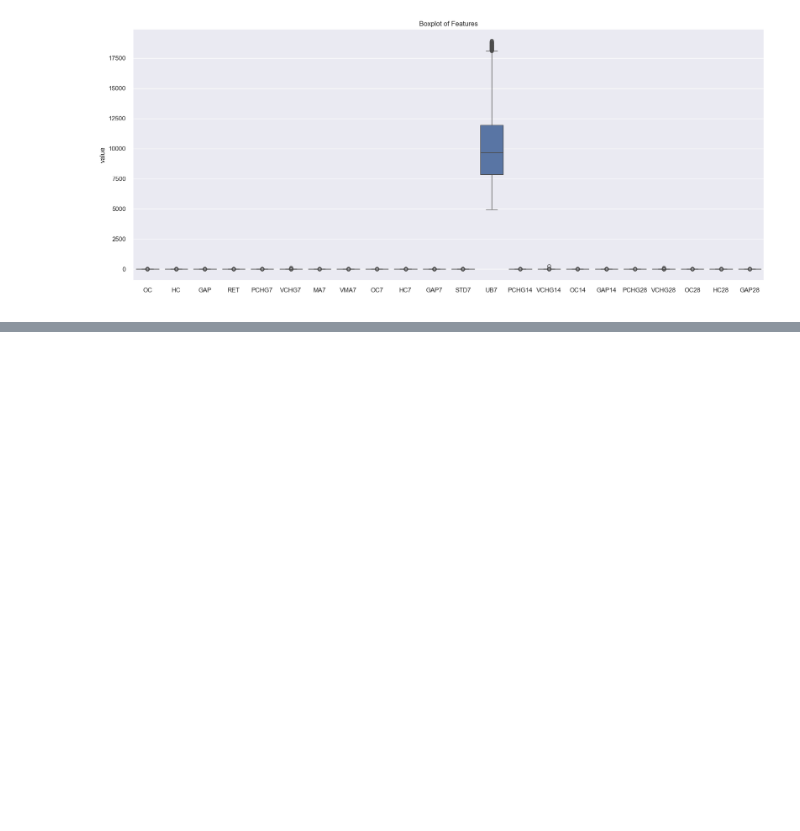
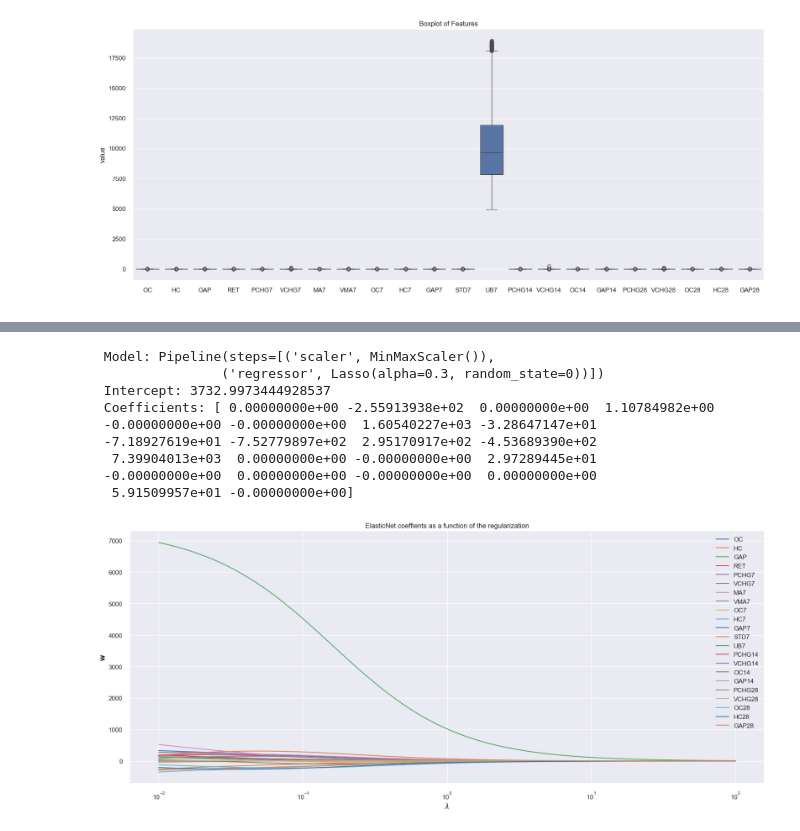
Before and after one commit to JoaoJungblut/QuantFinanceTraining, a Jupyter notebook: PythonLabs/pythonlab12.ipynb, the cells around one changed output, grey strips where cells are left out. Drawn from its saved outputs; the diff is of its cells as text; code cells hidden in the pictures; blank space fills up the shorter version.

```diff
--- a/PythonLabs/pythonlab12.ipynb
+++ b/PythonLabs/pythonlab12.ipynb
@@ -231,0 +321,22 @@ class Regression:
+# %%
+# Instantiate
+elasticnet = Regression(X, y)
+
+# Fit lasso
+en_model, en_intercept, en_coef, en_y_pred = elasticnet.fit_predict(Lasso(alpha=0.3, random_state=0),
+                                                                           MinMaxScaler())
+print(f'\n Model: {en_model} \n Intercept: {en_intercept} \n Coefficients: {en_coef}')
+
+# Plot coefficients
+elasticnet.plot_coeff('ElasticNet')
+# %% [output]
+ Model: Pipeline(steps=[('scaler', MinMaxScaler()),
+                ('regressor', Lasso(alpha=0.3, random_state=0))])
+ Intercept: 3732.9973444928537
+ Coefficients: [ 0.00000000e+00 -2.55913938e+02  0.00000000e+00  1.10784982e+00
+ -0.00000000e+00 -0.00000000e+00  1.60540227e+03 -3.28647147e+01
+ -7.18927619e+01 -7.52779897e+02  2.95170917e+02 -4.53689390e+02
+  7.39904013e+03  0.00000000e+00 -0.00000000e+00  2.97289445e+01
+ -0.00000000e+00  0.00000000e+00 -0.00000000e+00  0.00000000e+00
+  5.91509957e+01 -0.00000000e+00]
+[figure, added]
```
Also changed, not shown: parts of 6 cells of this notebook.
